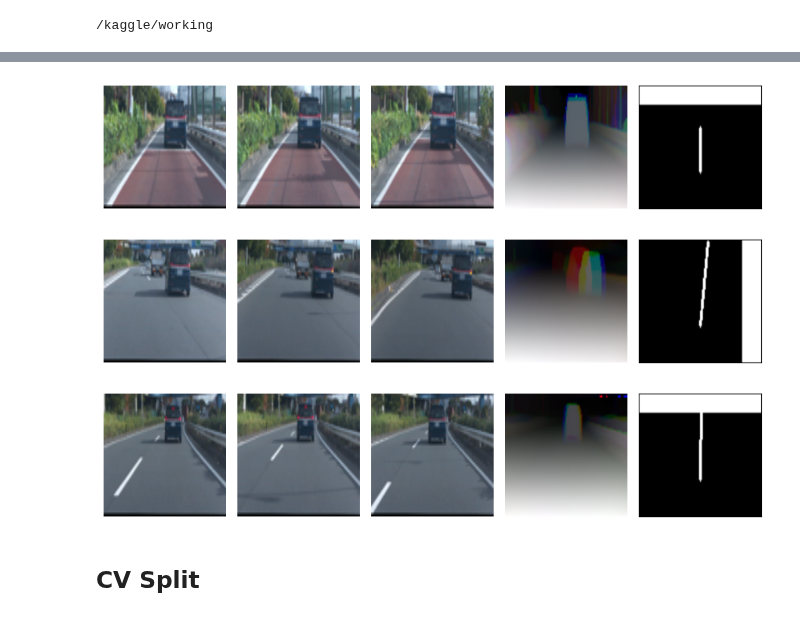
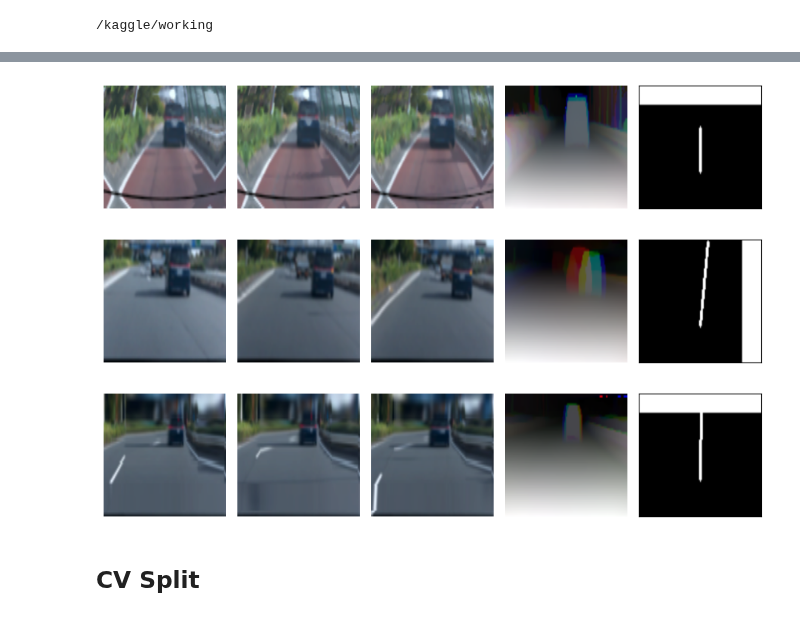
Before and after one commit to penguin-prg/atmacup18, a Jupyter notebook: train/cnn.ipynb, the cells around one changed output, grey strips where cells are left out. Saved outputs shown, nothing was run; the diff lists cells and outputs as text; code cells hidden in the pictures.

```diff
--- a/train/cnn.ipynb
+++ b/train/cnn.ipynb
@@ -119,28 +120,23 @@ train_aug = [
         contrast_limit=0.3,
         p=0.5,
     ),
-    # A.RandomBrightnessContrast(
-    #     brightness_limit=(-0.2, 0.2),
-    #     contrast_limit=(-0.2, 0.2),
-    #     p=AUG_PROB,
-    # ),
-    # A.OneOf(
-    #     [
-    #         A.MotionBlur(blur_limit=5),
-    #         A.MedianBlur(blur_limit=5),
-    #         A.GaussianBlur(blur_limit=5),
-    #         A.GaussNoise(var_limit=(5.0, 30.0)),
-    #     ],
-    #     p=AUG_PROB,
-    # ),
-    # A.OneOf(
-    #     [
-    #         A.OpticalDistortion(distort_limit=1.0),
-    #         A.GridDistortion(num_steps=5, distort_limit=1.0),
-    #         A.ElasticTransform(alpha=3),
-    #     ],
-    #     p=AUG_PROB,
-    # ),
+    A.OneOf(
+        [
+            A.MotionBlur(blur_limit=5),
+            A.MedianBlur(blur_limit=5),
+            A.GaussianBlur(blur_limit=5),
+            A.GaussNoise(var_limit=(5.0, 30.0)),
+        ],
+        p=AUG_PROB,
+    ),
+    A.OneOf(
+        [
+            A.OpticalDistortion(distort_limit=1.0),
+            A.GridDistortion(num_steps=5, distort_limit=1.0),
+            A.ElasticTransform(alpha=3),
+        ],
+        p=AUG_PROB,
+    ),
     # A.ShiftScaleRotate(shift_limit=0.2, scale_limit=0.2, rotate_limit=30, border_mode=0, p=AUG_PROB),
     A.Resize(IMG_SIZE, IMG_SIZE),
     # A.CoarseDropout(
@@ -232,35 +228,35 @@ class Atma18ImageDataset(Dataset):
         return {"image": image, "meta": meta}, targets
 
 
 # check
 for i in range(3):
     dataset = Atma18ImageDataset(train, aug=train_aug)
     x, targets = dataset[i]
     image = x["image"]
 
     fig, axs = plt.subplots(1, 5, figsize=(9, 4))
     for j, ax in enumerate(axs):
         img = image[j * 3 : j * 3 + 3].transpose(1, 2, 0)
         img -= img.min()
         img /= img.max()
         if img.shape[2] == 1:
             ax.imshow(img[:, :, 0], cmap="gray")
             ax.xaxis.set_visible(False)
             ax.yaxis.set_visible(False)
         else:
             ax.imshow(img)
             ax.axis("off")
     plt.tight_layout()
     plt.show()
 
 
 # # caching
 # for i in tqdm(range(len(train))):
 #     dataset[i]
 # %% [output]
-[figure, old version]
+[figure, new version]
 [figure]
-[figure, old version]
+[figure, new version]
 # %%
 import timm
 import torch
```
Also changed, not shown: parts of 4 cells of this notebook, 1 other file.
